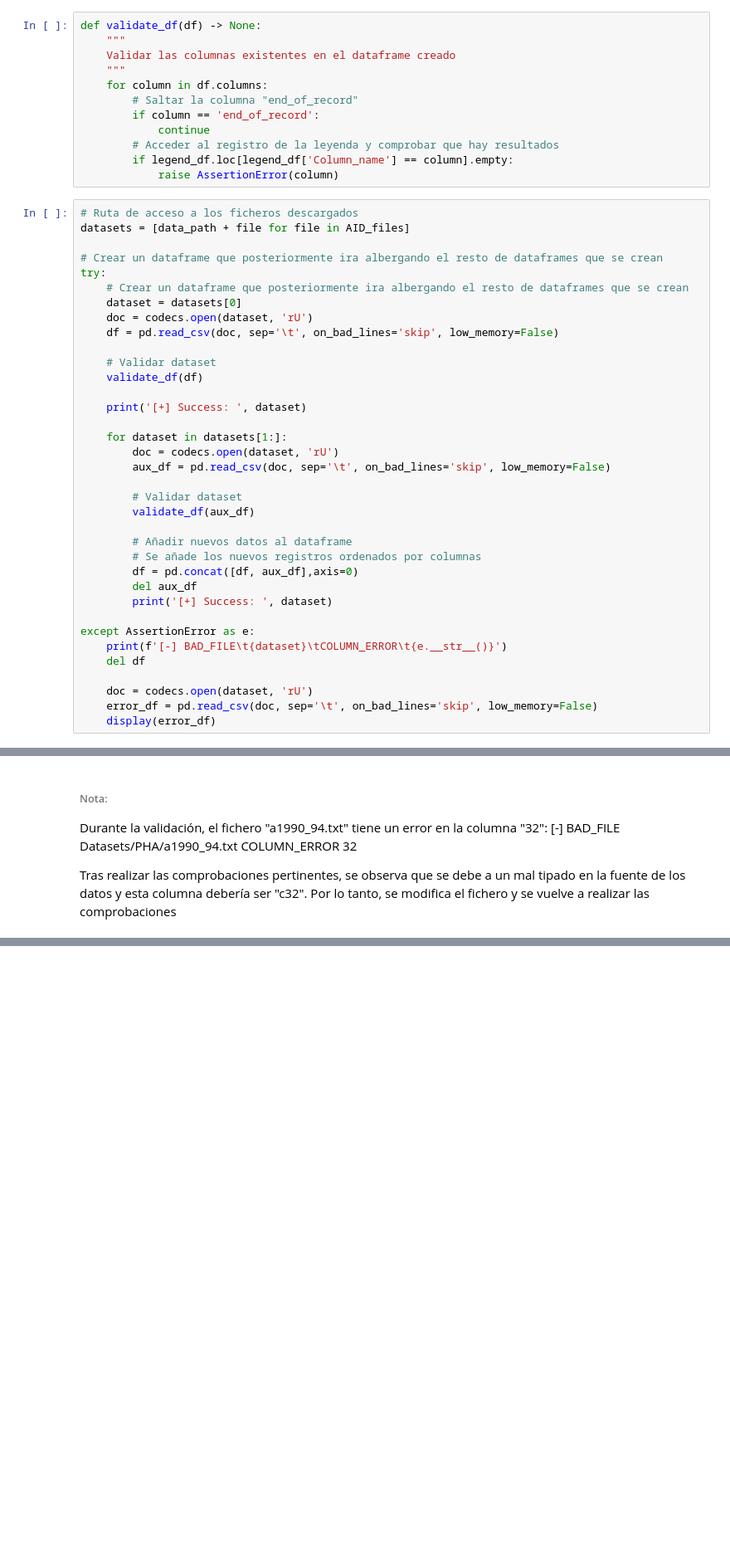
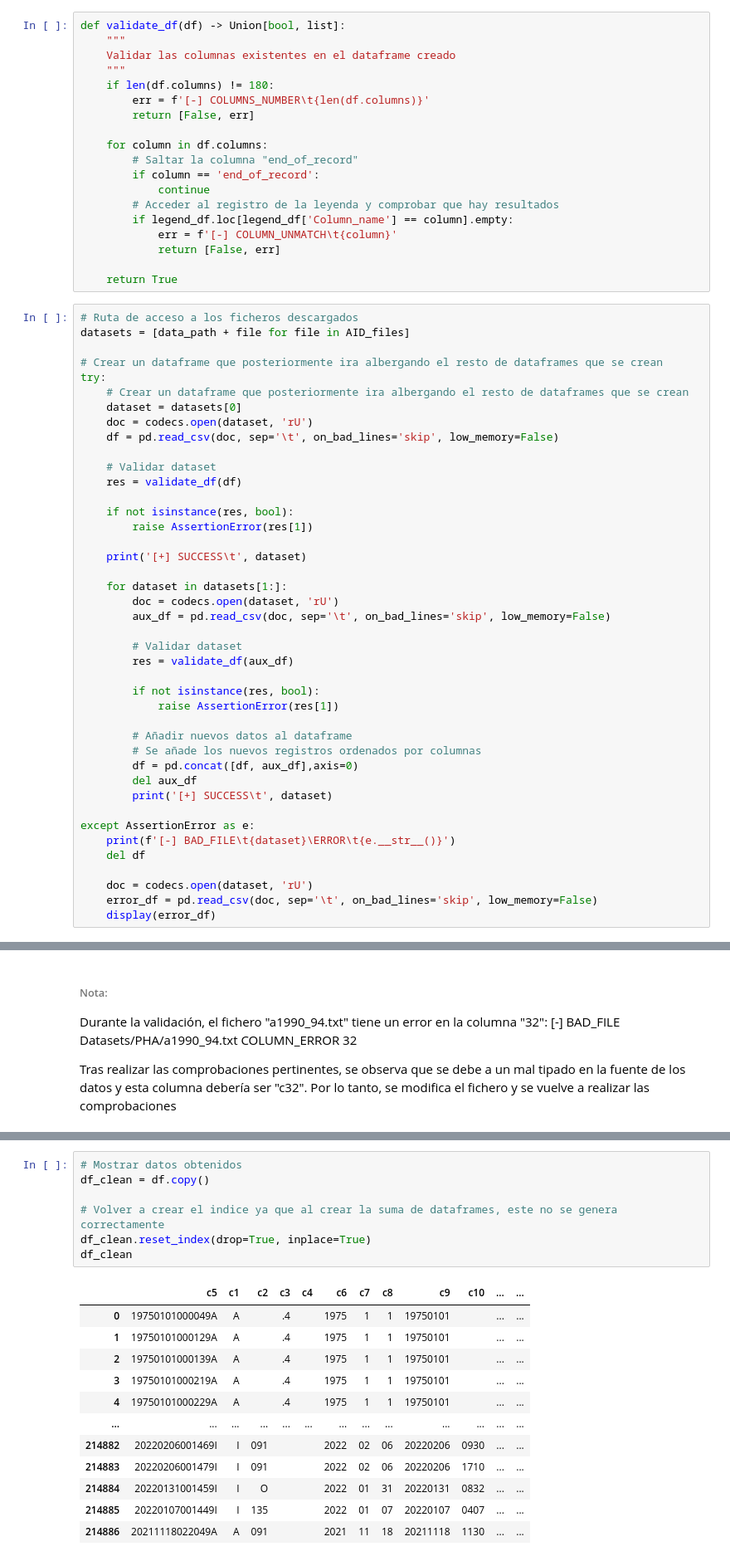
Before and after one commit to Vic-silo/TFM-EIP, a Jupyter notebook: ML-Models/PHA-Datasets.ipynb, the cells around one changed output, grey strips where cells are left out. Shown at 83% size. Cells and saved outputs as stored; diff of their text form; blank space fills up the shorter version.

```diff
--- a/ML-Models/PHA-Datasets.ipynb
+++ b/ML-Models/PHA-Datasets.ipynb
@@ -113,17 +116,24 @@ for url, file_name in zip(url_AID, AID_files):
 # %% [markdown]
 Con los ficheros descargados, se crea un dataframe que albergue todos los datos. Para ello, se validará que las columnas existentes en los sucesivos ficheros, existen en la leyenda previamente extraida.
 # %%
-def validate_df(df) -> None:
+def validate_df(df) -> Union[bool, list]:
     """
     Validar las columnas existentes en el dataframe creado
     """
+    if len(df.columns) != 180:
+        err = f'[-] COLUMNS_NUMBER\t{len(df.columns)}'
+        return [False, err]
+
     for column in df.columns:
         # Saltar la columna "end_of_record"
         if column == 'end_of_record':
             continue
         # Acceder al registro de la leyenda y comprobar que hay resultados
         if legend_df.loc[legend_df['Column_name'] == column].empty:
-            raise AssertionError(column)
+            err = f'[-] COLUMN_UNMATCH\t{column}'
+            return [False, err]
+
+    return True
 # %%
 # Ruta de acceso a los ficheros descargados
 datasets = [data_path + file for file in AID_files]
@@ -136,25 +146,31 @@ try:
     df = pd.read_csv(doc, sep='\t', on_bad_lines='skip', low_memory=False)
 
     # Validar dataset
-    validate_df(df)
+    res = validate_df(df)
 
-    print('[+] Success: ', dataset)
+    if not isinstance(res, bool):
+        raise AssertionError(res[1])
+
+    print('[+] SUCCESS\t', dataset)
 
     for dataset in datasets[1:]:
         doc = codecs.open(dataset, 'rU')
         aux_df = pd.read_csv(doc, sep='\t', on_bad_lines='skip', low_memory=False)
 
         # Validar dataset
-        validate_df(aux_df)
+        res = validate_df(aux_df)
+
+        if not isinstance(res, bool):
+            raise AssertionError(res[1])
 
         # Añadir nuevos datos al dataframe
         # Se añade los nuevos registros ordenados por columnas
         df = pd.concat([df, aux_df],axis=0)
         del aux_df
-        print('[+] Success: ', dataset)
+        print('[+] SUCCESS\t', dataset)
 
 except AssertionError as e:
-    print(f'[-] BAD_FILE\t{dataset}\tCOLUMN_ERROR\t{e.__str__()}')
+    print(f'[-] BAD_FILE\t{dataset}\ERROR\t{e.__str__()}')
     del df
 
     doc = codecs.open(dataset, 'rU')
@@ -181,0 +200,20 @@ Una vez validado el dataframe, debido al gran volumen de datos que existe, se gu
+# %%
+# Mostrar datos obtenidos
+df_clean = df.copy()
+
+# Volver a crear el indice ya que al crear la suma de dataframes, este no se genera correctamente
+df_clean.reset_index(drop=True, inplace=True)
+df_clean
+# %% [output]
+|  | c5 | c1 | c2 | c3 | c4 | c6 | c7 | c8 | c9 | c10 | ... | ... |
+| 0 | 19750101000049A | A |  | .4 |  | 1975 | 1 | 1 | 19750101 |  | ... | ... |
+| 1 | 19750101000129A | A |  | .4 |  | 1975 | 1 | 1 | 19750101 |  | ... | ... |
+| 2 | 19750101000139A | A |  | .4 |  | 1975 | 1 | 1 | 19750101 |  | ... | ... |
+| 3 | 19750101000219A | A |  | .4 |  | 1975 | 1 | 1 | 19750101 |  | ... | ... |
+| 4 | 19750101000229A | A |  | .4 |  | 1975 | 1 | 1 | 19750101 |  | ... | ... |
+| ... | ... | ... | ... | ... | ... | ... | ... | ... | ... | ... | ... | ... |
+| 214882 | 20220206001469I | I | 091 |  |  | 2022 | 02 | 06 | 20220206 | 0930 | ... | ... |
+| 214883 | 20220206001479I | I | 091 |  |  | 2022 | 02 | 06 | 20220206 | 1710 | ... | ... |
+| 214884 | 20220131001459I | I | O |  |  | 2022 | 01 | 31 | 20220131 | 0832 | ... | ... |
+| 214885 | 20220107001449I | I | 135 |  |  | 2022 | 01 | 07 | 20220107 | 0407 | ... | ... |
+| 214886 | 20211118022049A | A | 091 |  |  | 2021 | 11 | 18 | 20211118 | 1130 | ... | ... |
```
Also changed, not shown: parts of 58 cells of this notebook, 1 other file.
